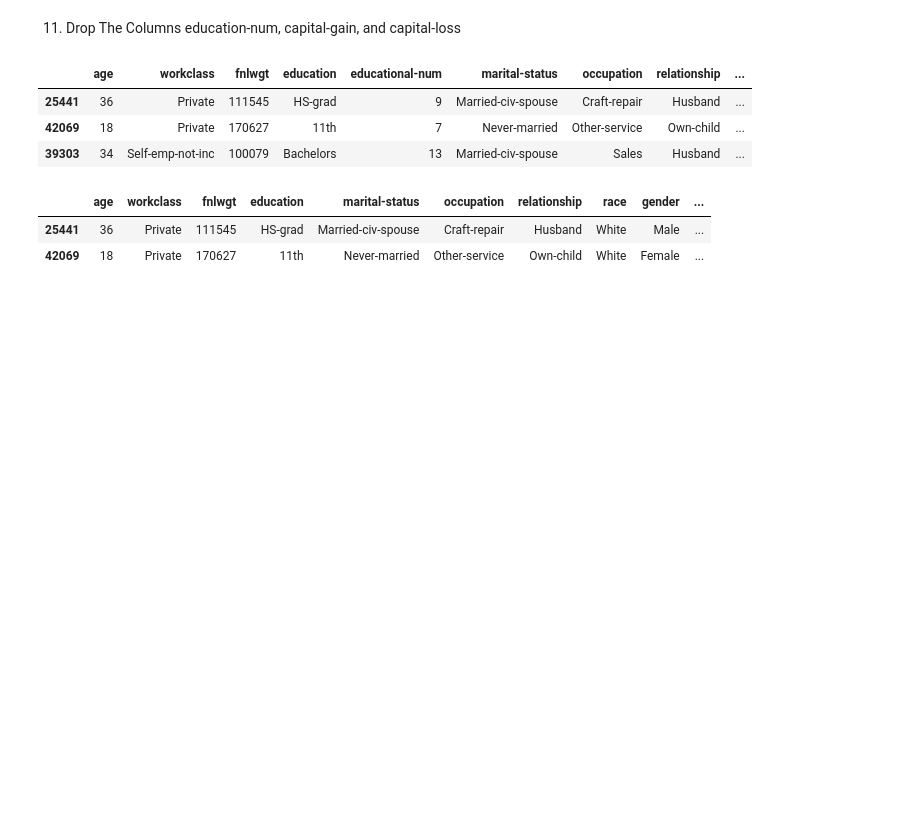
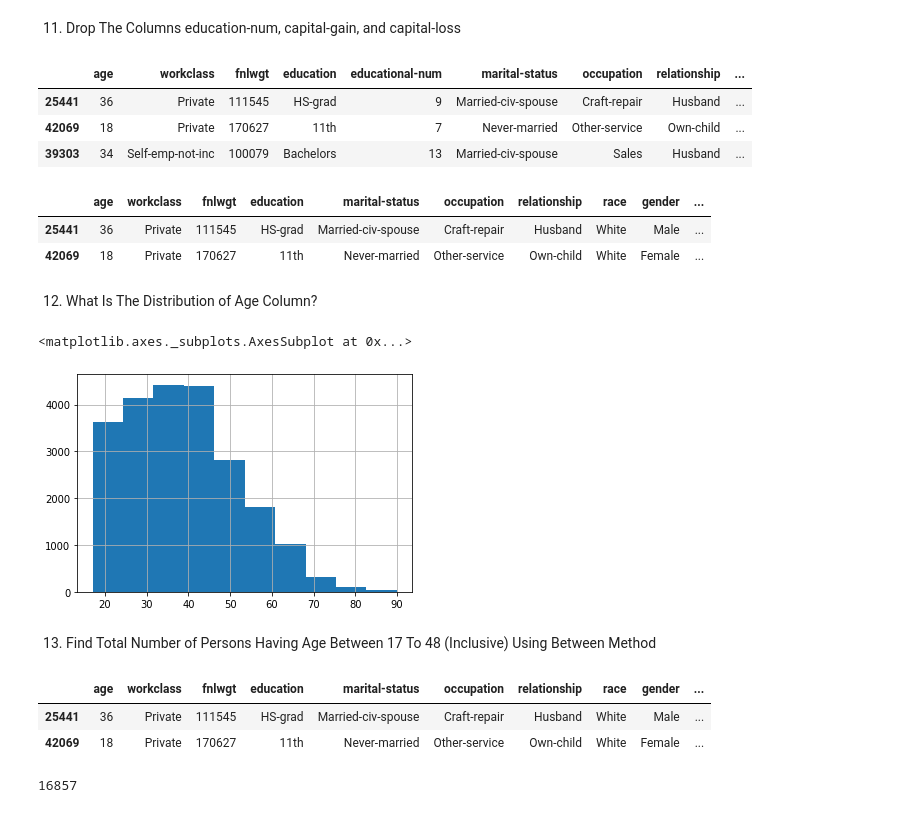
Before and after one commit to achmegantara/adult-income-analysis, a Jupyter notebook: adult-income.ipynb, the cells around one changed output. Drawn from its saved outputs; the diff is of its cells as text; code cells hidden in the pictures; blank space fills up the shorter version.

```diff
--- a/adult-income.ipynb
+++ b/adult-income.ipynb
@@ -223,3 +223,23 @@ newdata.head(2)
 |  | age | workclass | fnlwgt | education | marital-status | occupation | relationship | race | gender | ... |
 | 25441 | 36 | Private | 111545 | HS-grad | Married-civ-spouse | Craft-repair | Husband | White | Male | ... |
 | 42069 | 18 | Private | 170627 | 11th | Never-married | Other-service | Own-child | White | Female | ... |
+# %% [markdown]
+12. What Is The Distribution of Age Column?
+# %%
+newdata['age'].hist()
+# %% [output]
+<matplotlib.axes._subplots.AxesSubplot at 0x...>
+[figure, added]
+# %% [markdown]
+13. Find Total Number of Persons Having Age Between 17 To 48 (Inclusive) Using Between Method
+# %%
+age_between = newdata[(newdata['age'] > 17) & (newdata['age'] < 48)]
+age_between.head(2)
+# %% [output]
+|  | age | workclass | fnlwgt | education | marital-status | occupation | relationship | race | gender | ... |
+| 25441 | 36 | Private | 111545 | HS-grad | Married-civ-spouse | Craft-repair | Husband | White | Male | ... |
+| 42069 | 18 | Private | 170627 | 11th | Never-married | Other-service | Own-child | White | Female | ... |
+# %%
+len(age_between)
+# %% [output]
+16857
```
Also changed, not shown: parts of 8 cells of this notebook.
